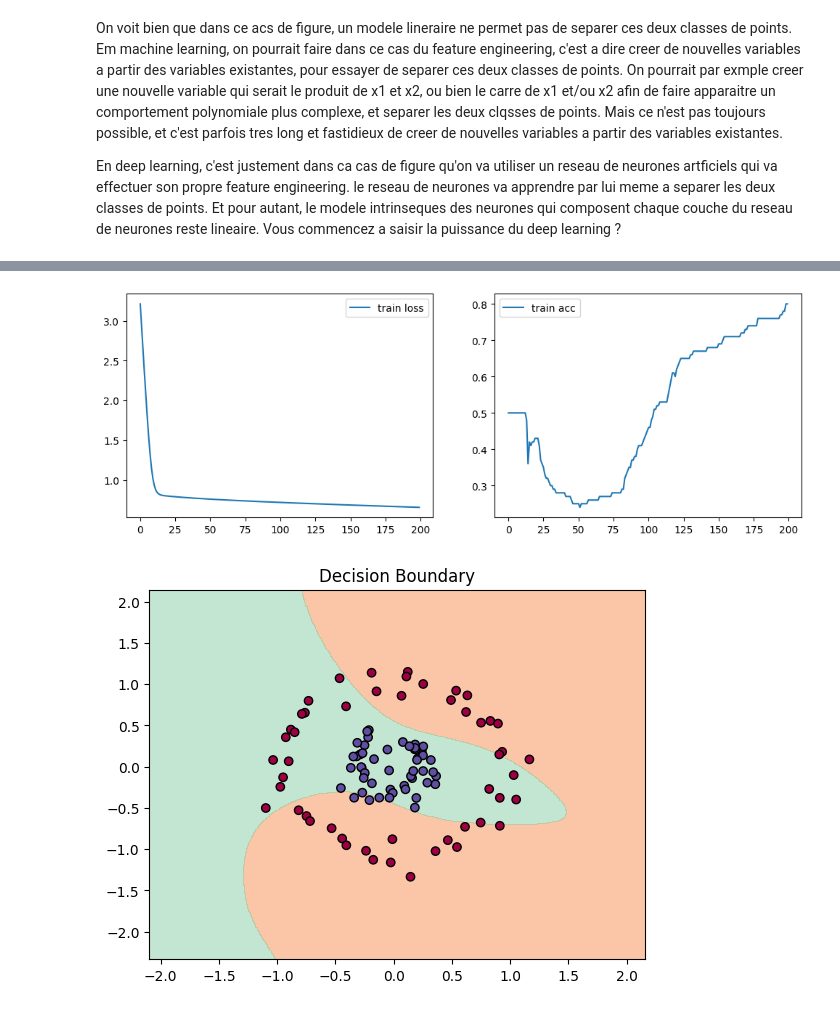
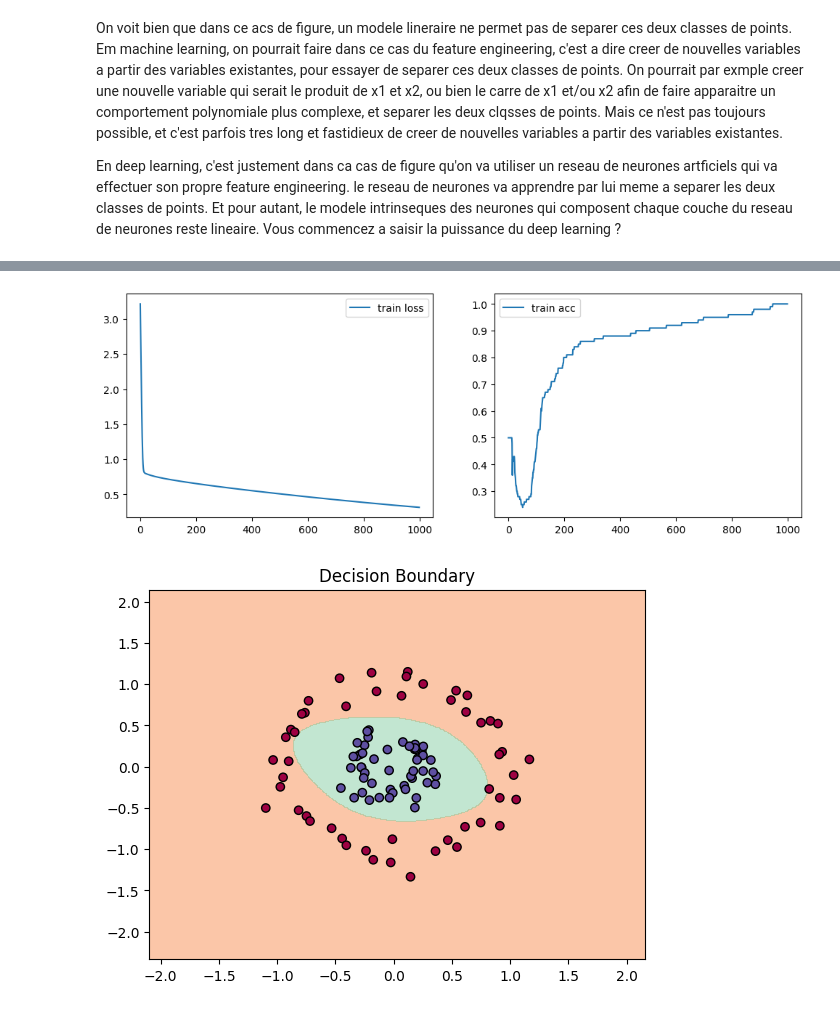
Before and after one commit to Pchambet/graph-neural-networks, a Jupyter notebook: notebooks/practice_02.ipynb, the cells around one changed output, grey strips where cells are left out. Drawn from its saved outputs; the diff is of its cells as text; code cells hidden in the pictures.

```diff
--- a/notebooks/practice_02.ipynb
+++ b/notebooks/practice_02.ipynb
@@ -279,9 +279,9 @@ def plot_decision_boundary(X, y, parameters, resolution=0.01):
     plt.title("Decision Boundary")
     plt.show()
 # %%
-params = neural_network(X, y, epoch=500)
+params = neural_network(X, y, epoch=1000)
 
 plot_decision_boundary(X, y, params)
 # %% [output]
-[figure, old version]
+[figure, new version]
-[figure, old version]
+[figure, new version]
```
